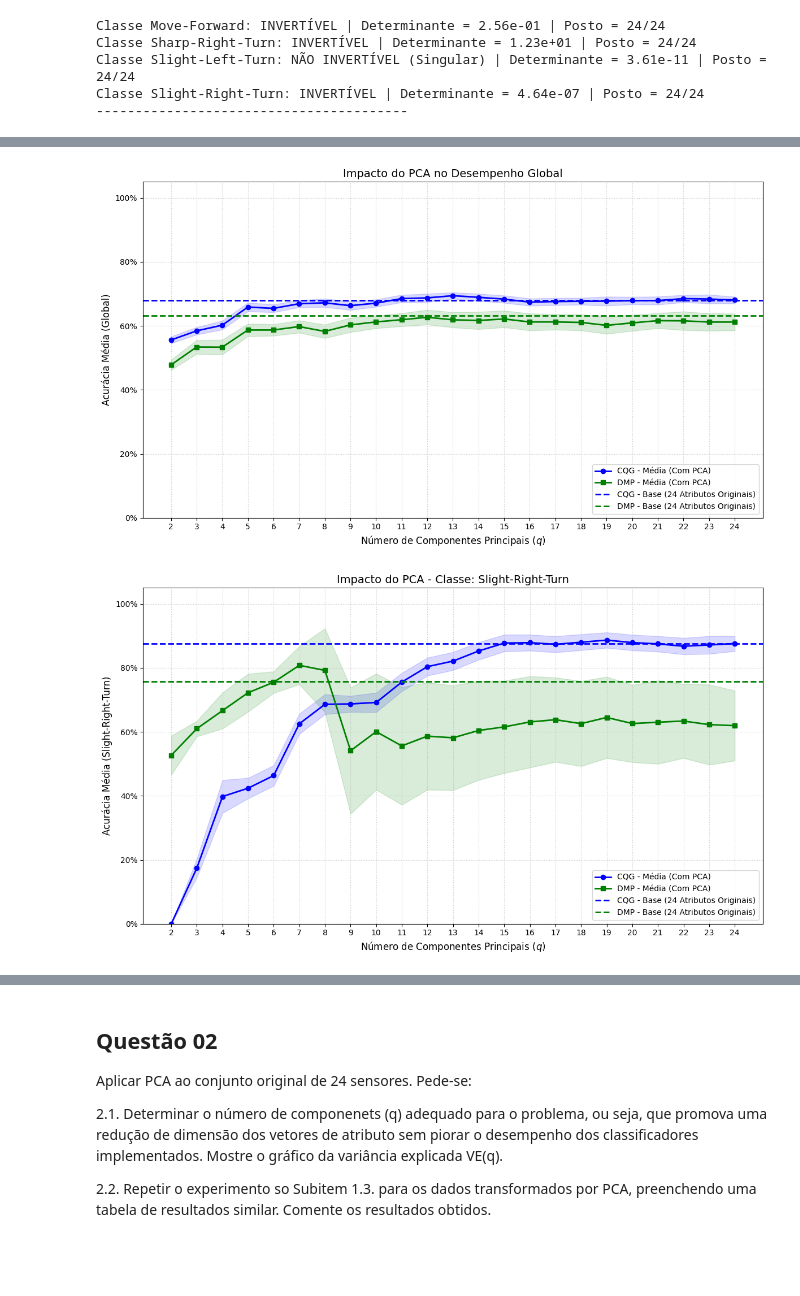
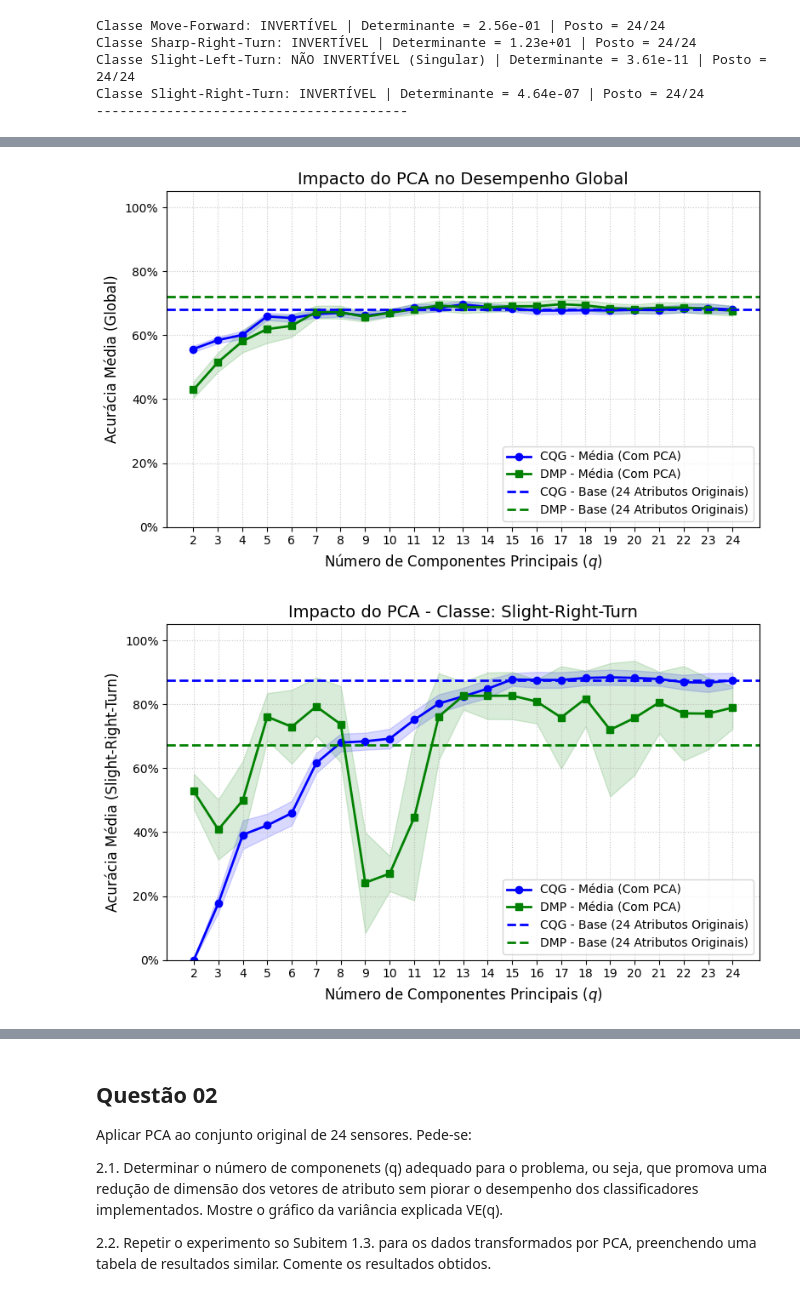
Before and after one commit to LuisFelipeCSouza/reconhecimento-de-padroes, a Jupyter notebook: trabalho-3/main.ipynb, the cells around one changed output, grey strips where cells are left out. Saved outputs shown, nothing was run; the diff lists cells and outputs as text; code cells hidden in the pictures; blank space fills up the shorter version.

```diff
--- a/trabalho-3/main.ipynb
+++ b/trabalho-3/main.ipynb
@@ -25,3 +17,6 @@ from sklearn.datasets import make_blobs
+# %%
+BASE = Path('..').resolve()
+graficos = BASE / "trabalho-3" / "graficos"
 # %%
 data_path = "wall+following+robot+navigation+data/sensor_readings_24.data"
 # %% [markdown]
@@ -935,5 +427,0 @@ Iniciando 100 rodadas... (Isso pode levar alguns instantes)
-# %%
-for q in [i for i in range(24,1,-1)]:
-    q_escolhido = q
-    print(f"=== RESULTADOS QUESTÃO 2.2 (COM PCA, q={q_escolhido}) ===")
-    executar_experimento(X, y, classes, nr_rodadas=100, q_pca=q_escolhido)
@@ -1072,7 +468,7 @@ def rodar_experimentos_e_gerar_tabela_unica(X, y, classes, nr_rodadas=100):
 
             # 4. Treinar e Testar DMP
             # Parametrizado mais leve para o loop gigante rodar num tempo aceitável
-            dmp = DMP(k_min=1, k_max=4, n_runs=2, max_epochs=50)
+            dmp = DMP(k_min=1, k_max=15, n_runs=10, max_epochs=100)
             dmp.fit(X_treino, y_treino)
             preds_dmp = dmp.predict(X_teste).ravel()
 
@@ -1085,13 +481,6 @@ def rodar_experimentos_e_gerar_tabela_unica(X, y, classes, nr_rodadas=100):
             'cqg': hist_cqg,
             'dmp': hist_dmp
         })
-
-    # =========================================================
-    # GERAÇÃO DA TABELA ÚNICA EM MARKDOWN
-    # =========================================================
-    print("\n\n" + "="*80)
-    print("TABELA FINAL PRONTA PARA COPIAR PARA O RELATÓRIO:")
-    print("="*80 + "\n")
 
     # Cabeçalho
     cabecalho = "| Cenário | Classificador | Global | " + " | ".join([f"Classe {c}" for c in classes]) + " |"
@@ -1206,7 +595,7 @@ def plotar_desempenho_pca(todos_resultados, classe_alvo='Global'):
     # ==========================================
     # CRIAÇÃO DO GRÁFICO
     # ==========================================
-    plt.figure(figsize=(12, 7))
+    plt.figure(figsize=(8, 5))
 
     # Plotando o CQG (Azul)
     plt.plot(qs, cqg_means, label='CQG - Média (Com PCA)', color='blue', marker='o', linewidth=2)
@@ -1237,25 +626,30 @@ def plotar_desempenho_pca(todos_resultados, classe_alvo='Global'):
     plt.legend(loc='lower right', fontsize=10)
     plt.grid(True, linestyle=':', alpha=0.7)
     plt.tight_layout()
+    plt.savefig(graficos / f"{classe_alvo}.pdf")
     plt.show()
 # %%
 if __name__ == "__main__":
     # 1. Obter os dados
     # X, y, classes = carregar_dados(caminho)
 
     # 2. Rodar tudo e gerar as tabelas de Markdown (isso retorna os históricos)
     # resultados = rodar_experimentos_e_gerar_tabela_unica(X, y, classes, nr_rodadas=100)
 
     # 3. Gerar gráficos chamando a nova função:
 
     # Gráfico 1: Acurácia Global
     plotar_desempenho_pca(resultados, classe_alvo='Global')
 
     # Gráfico 2: Desempenho específico de uma classe que apresentou anomalia
     plotar_desempenho_pca(resultados, classe_alvo='Slight-Right-Turn')
 
     # Gráfico 3: Outra classe do seu conjunto de dados
+    plotar_desempenho_pca(resultados, classe_alvo='Slight-Left-Turn')
+
+    plotar_desempenho_pca(resultados, classe_alvo='Sharp-Right-Turn')
+
     plotar_desempenho_pca(resultados, classe_alvo='Move-Forward')
 # %% [output]
-[figure, old version]
+[figure, new version]
-[figure, old version]
+[figure, new version]
```
Also changed, not shown: parts of 10 cells of this notebook, 5 other files.
